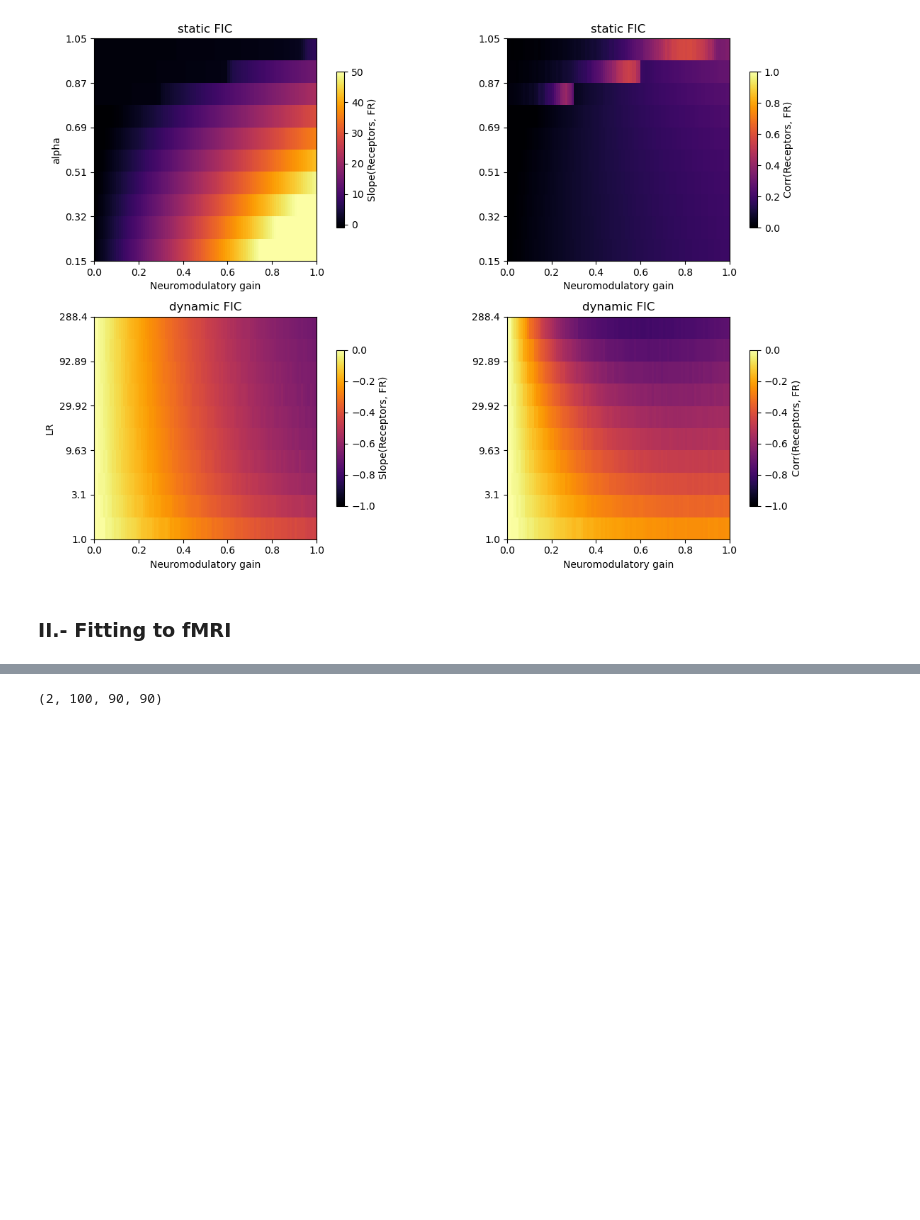
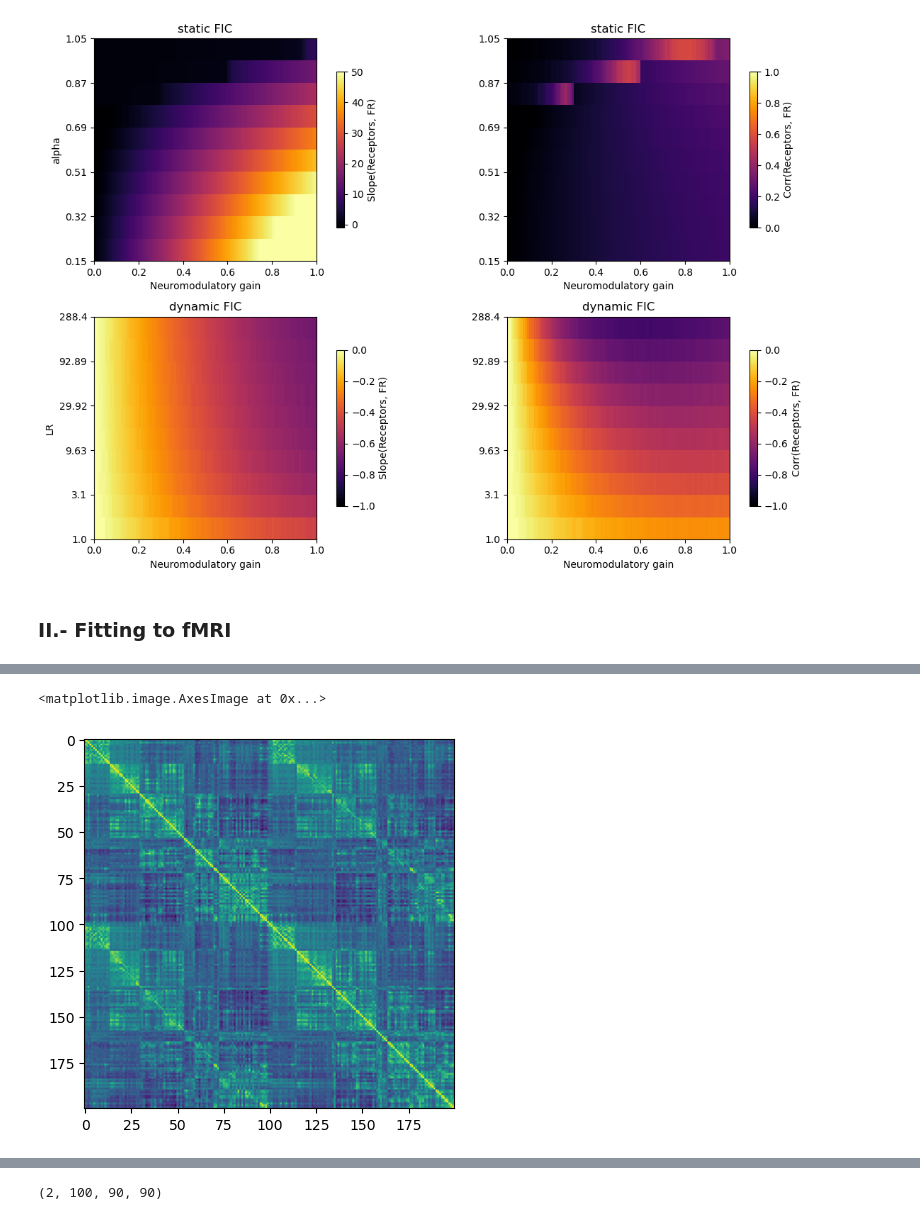
Before and after one commit to Picardian14/dyn_fic_dmf, a Jupyter notebook: python/fic_paper_figures.ipynb, the cells around one changed output, grey strips where cells are left out. Drawn from its saved outputs; the diff is of its cells as text; code cells hidden in the pictures; blank space fills up the shorter version.

```diff
--- a/python/fic_paper_figures.ipynb
+++ b/python/fic_paper_figures.ipynb
@@ -574,0 +693,5 @@ emp_fc = np.mean(np.array([np.corrcoef(emp_data[sub, :, :]) for sub in range(emp
+# %%
+plt.imshow(emp_fc)
+# %% [output]
+<matplotlib.image.AxesImage at 0x...>
+[figure, added]
```
Also changed, not shown: parts of 3 cells of this notebook, 12 other files.
